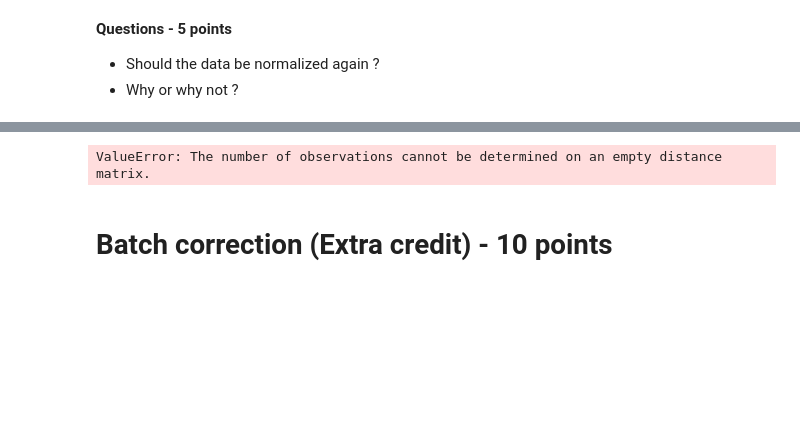
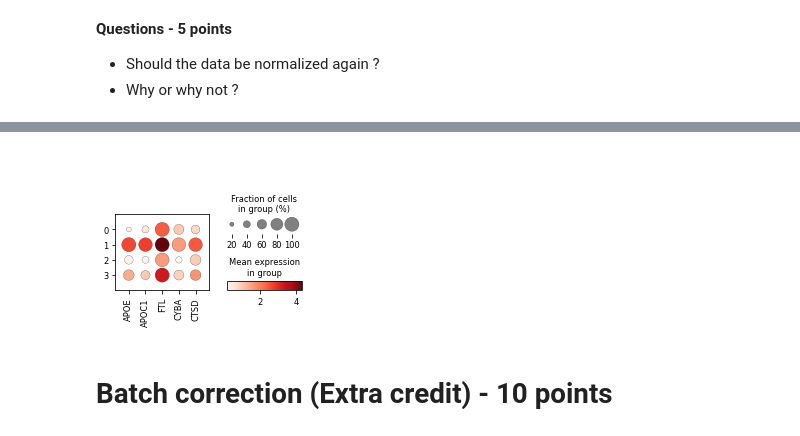
Before and after one commit to kristenabe/tfcb_2024-copy, a Jupyter notebook: homeworks/homework08/Abe_Homework8.ipynb, the cells around one changed output, grey strips where cells are left out. Saved outputs shown, nothing was run; the diff lists cells and outputs as text; code cells hidden in the pictures; blank space fills up the shorter version.

```diff
--- a/homeworks/homework08/Abe_Homework8.ipynb
+++ b/homeworks/homework08/Abe_Homework8.ipynb
@@ -272,0 +294,11 @@ View of AnnData object with n_obs × n_vars = 0 × 20187
+# %%
+# Identify differentially expressed genes per cluster
+sc.tl.rank_genes_groups(sub_ad, groupby='leiden')
+
+cluster0_genes = sc.get.rank_genes_groups_df(sub_ad, group='0',
+                            pval_cutoff=1e-2, log2fc_min=2)
+cluster0_genes
+
+cluster1_genes = sc.get.rank_genes_groups_df(sub_ad, group='1',
+                            pval_cutoff=1e-2, log2fc_min=2)
+cluster1_genes
@@ -273,8 +319,10 @@ View of AnnData object with n_obs × n_vars = 0 × 20187
 # %%
 # Plot the top 5 genes per cluster as a dotplot
 sc.tl.dendrogram(sub_ad, 'leiden') # This command is necessary since the clusters were re-computed
+
+sc.pl.dotplot(sub_ad, cluster1_genes['names'][:5], groupby='leiden');
 # %% [output]
-ValueError: The number of observations cannot be determined on an empty distance matrix.
+[figure, added]
 # %% [markdown]
 # Batch correction (Extra credit) - 10 points
 # %% [markdown]
```
Also changed, not shown: parts of 19 cells of this notebook.
